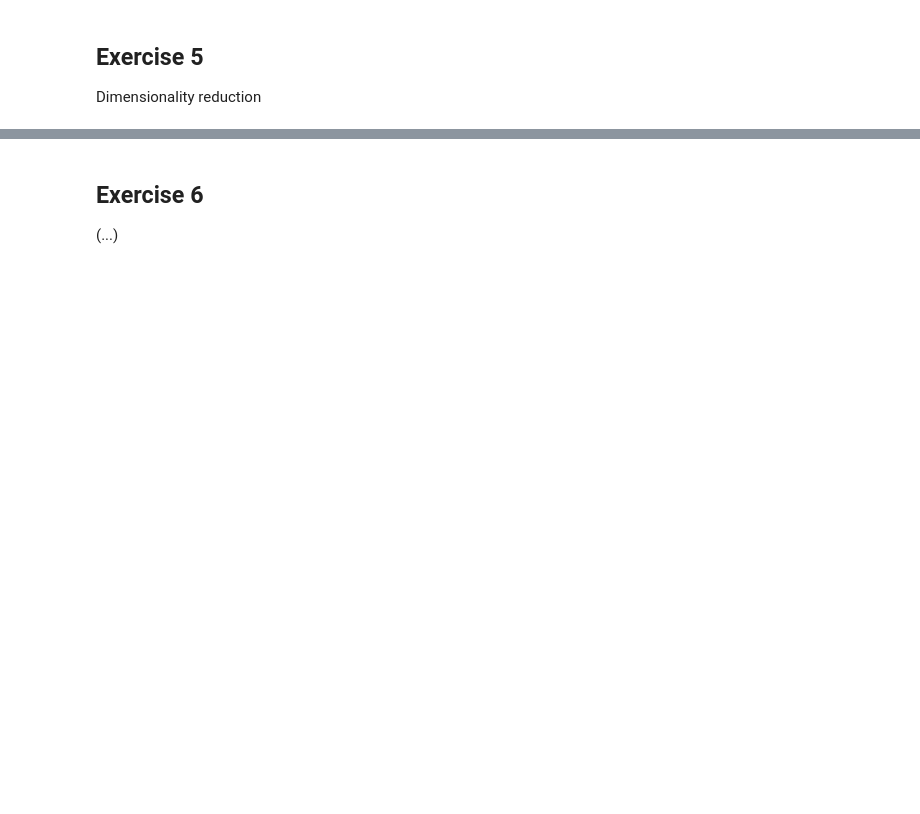
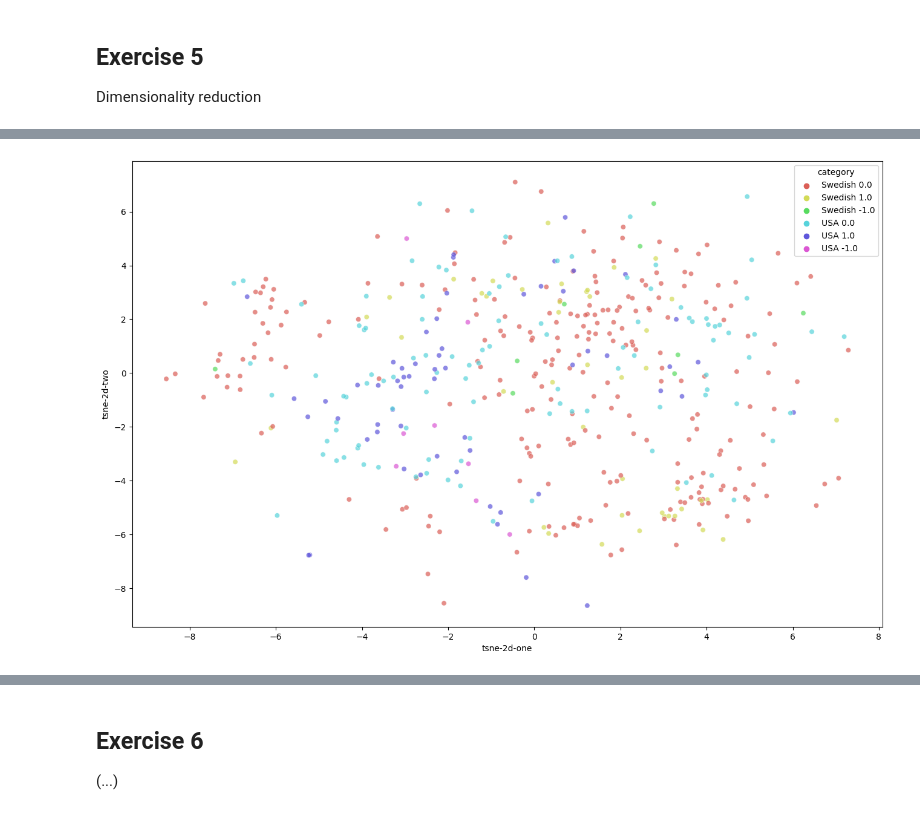
Before and after one commit to cassolseba/data-visualization-lab, a Jupyter notebook: past_exams/2022.02.14_dvl/2022.02.14_try/2022.02.14_try.ipynb, the cells around one changed output, grey strips where cells are left out. Saved outputs shown, nothing was run; the diff lists cells and outputs as text; code cells hidden in the pictures; blank space fills up the shorter version.

```diff
--- a/past_exams/2022.02.14_dvl/2022.02.14_try/2022.02.14_try.ipynb
+++ b/past_exams/2022.02.14_dvl/2022.02.14_try/2022.02.14_try.ipynb
@@ -167,0 +502,11 @@ plt.show()
+# %%
+# now is time to t-SNE
+
+from sklearn.manifold import TSNE
+
+tsne = TSNE(n_components=2, verbose=1, perplexity=40, n_iter=300)
+
+tsne_results = tsne.fit_transform(fit_data)
+
+transposed_setlur['tsne-2d-one'] = tsne_results[:, 0]
+transposed_setlur['tsne-2d-two'] = tsne_results[:, 1]
@@ -167,0 +532,17 @@ plt.show()
+# %%
+# view t-SNE
+
+plt.figure(figsize=(16, 10))
+
+sns.scatterplot(
+    x="tsne-2d-one", y="tsne-2d-two",
+    hue='category',
+    palette=sns.color_palette("hls", 6),
+    data=transposed_setlur,
+    legend="full",
+    alpha=0.7
+)
+
+plt.show()
+# %% [output]
+[figure, added]
```
Also changed, not shown: parts of 19 cells of this notebook.
